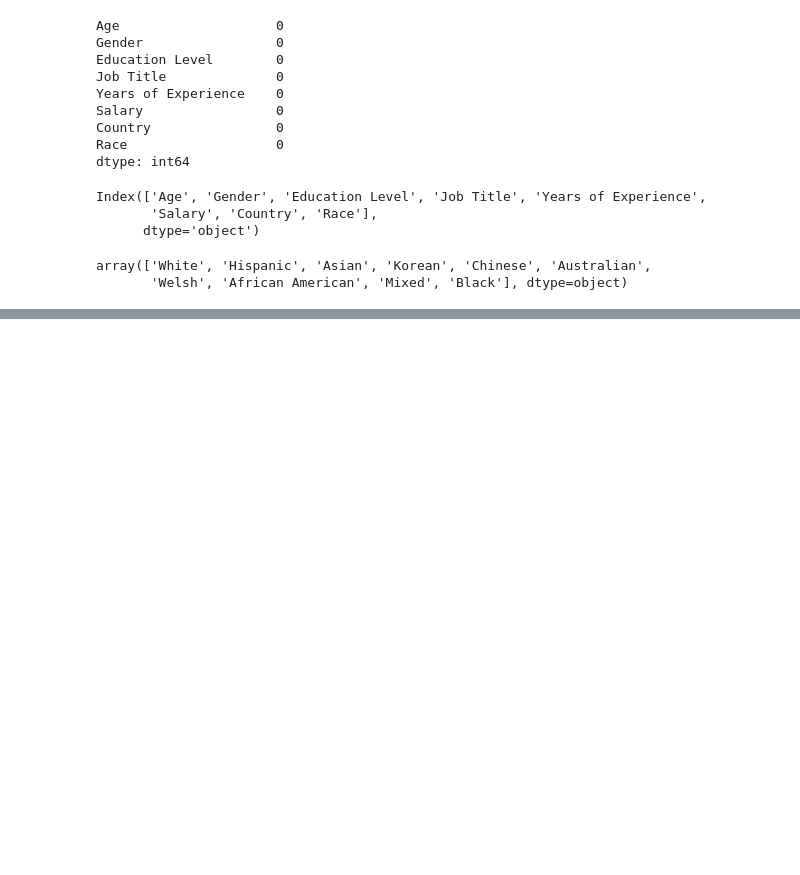
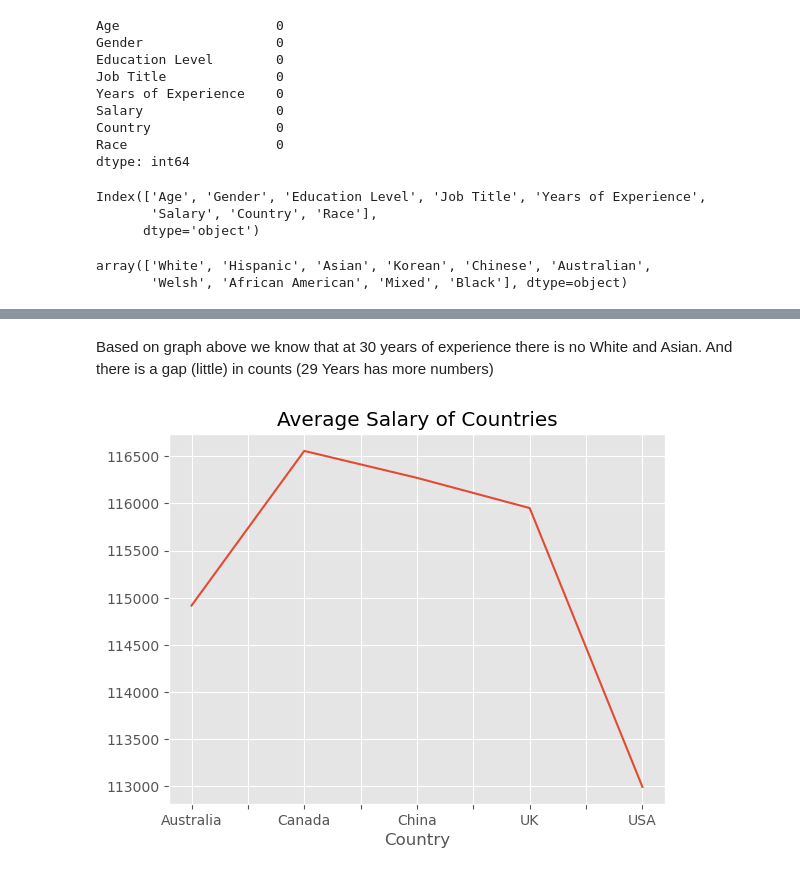
Before and after one commit to nuwbie-11/DataAnalytics101, a Jupyter notebook: salary-dataset-based-on-country-and-race/salary.ipynb, the cells around one changed output, grey strips where cells are left out. Cells and saved outputs as stored; diff of their text form; code cells hidden in the pictures; blank space fills up the shorter version.

```diff
--- a/salary-dataset-based-on-country-and-race/salary.ipynb
+++ b/salary-dataset-based-on-country-and-race/salary.ipynb
@@ -149,0 +147,10 @@ Based on graph above there is some difference that possibly lead to lowering the
+# %% [markdown]
+Based on graph above we know that at 30 years of experience there is no White and Asian. And there is a gap (little) in counts (29 Years has more numbers)
+# %%
+# but lets see on how average salary of each country
+
+df2.groupby('Country')['Salary'].mean().round(2).plot()
+plt.title('Average Salary of Countries')
+plt.show()
+# %% [output]
+[figure, added]
```
Also changed, not shown: parts of 19 cells of this notebook.
